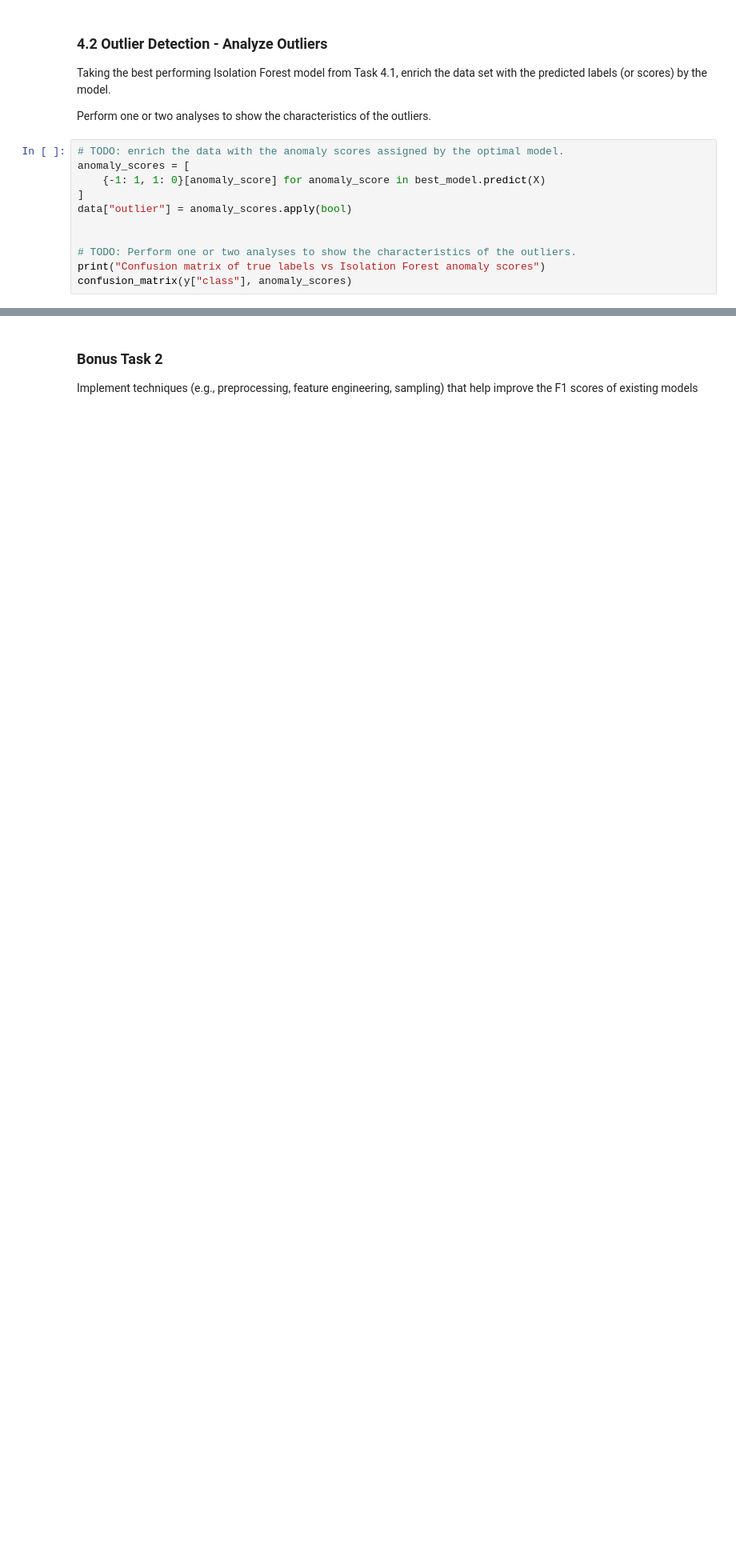
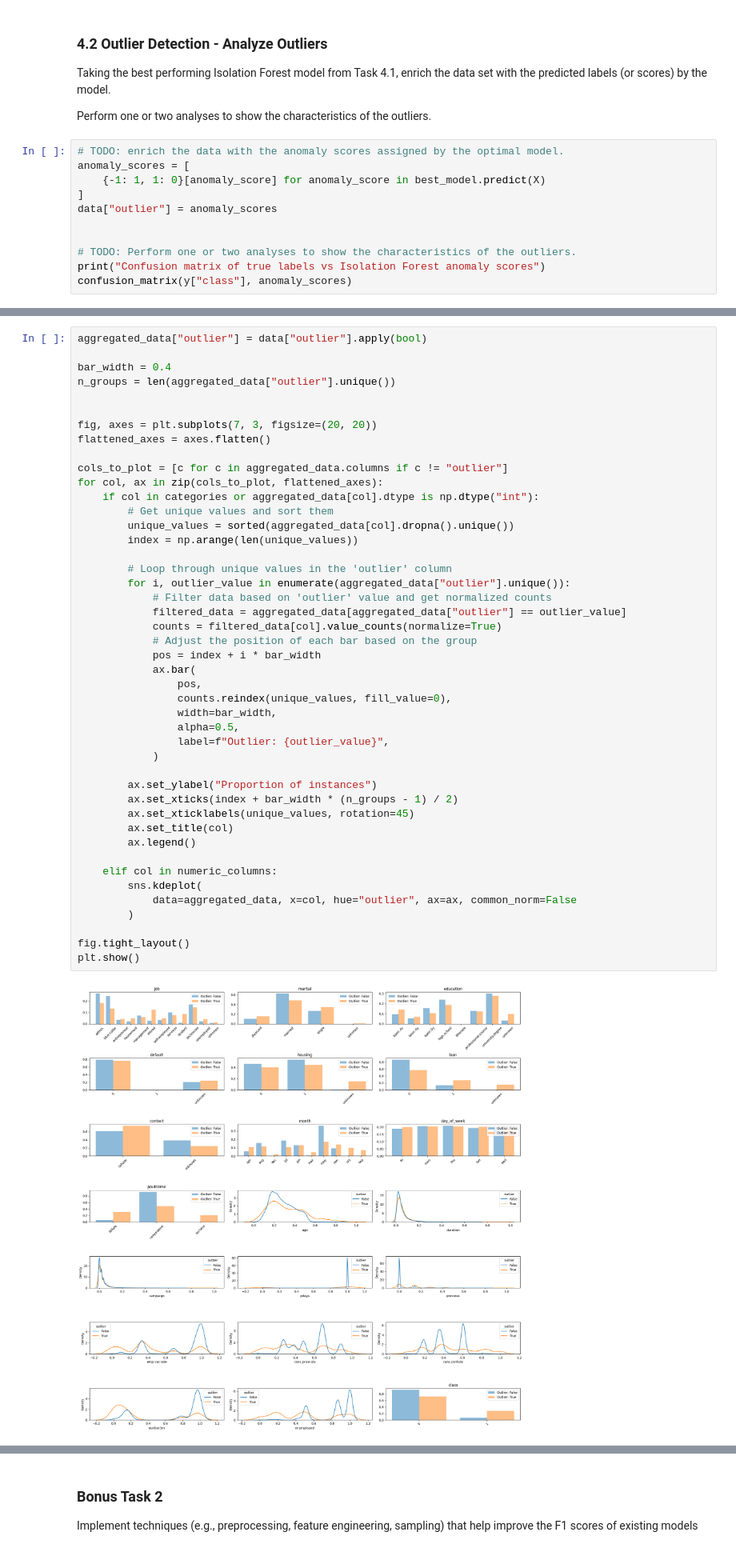
Before and after one commit to MarognaLorenzo/ApplicationOfMachineLearning, a Jupyter notebook: Assignment1/notebooks/Minna.ipynb, the cells around one changed output, grey strips where cells are left out. Shown at 80% size. Saved outputs shown, nothing was run; the diff lists cells and outputs as text; blank space fills up the shorter version.

Commit message:
Add analysis of outlier plots

```diff
--- a/Assignment1/notebooks/Minna.ipynb
+++ b/Assignment1/notebooks/Minna.ipynb
@@ -704,7 +703,7 @@ Perform one or two analyses to show the characteristics of the outliers.
 anomaly_scores = [
     {-1: 1, 1: 0}[anomaly_score] for anomaly_score in best_model.predict(X)
 ]
-data["outlier"] = anomaly_scores.apply(bool)
+data["outlier"] = anomaly_scores
 
 
 # TODO: Perform one or two analyses to show the characteristics of the outliers.
@@ -715,3 +716,50 @@ AttributeError: 'list' object has no attribute 'apply'
+# %%
+aggregated_data["outlier"] = data["outlier"].apply(bool)
+
+bar_width = 0.4
+n_groups = len(aggregated_data["outlier"].unique())
+
+
+fig, axes = plt.subplots(7, 3, figsize=(20, 20))
+flattened_axes = axes.flatten()
+
+cols_to_plot = [c for c in aggregated_data.columns if c != "outlier"]
+for col, ax in zip(cols_to_plot, flattened_axes):
+    if col in categories or aggregated_data[col].dtype is np.dtype("int"):
+        # Get unique values and sort them
+        unique_values = sorted(aggregated_data[col].dropna().unique())
+        index = np.arange(len(unique_values))
+
+        # Loop through unique values in the 'outlier' column
+        for i, outlier_value in enumerate(aggregated_data["outlier"].unique()):
+            # Filter data based on 'outlier' value and get normalized counts
+            filtered_data = aggregated_data[aggregated_data["outlier"] == outlier_value]
+            counts = filtered_data[col].value_counts(normalize=True)
+            # Adjust the position of each bar based on the group
+            pos = index + i * bar_width
+            ax.bar(
+                pos,
+                counts.reindex(unique_values, fill_value=0),
+                width=bar_width,
+                alpha=0.5,
+                label=f"Outlier: {outlier_value}",
+            )
+
+        ax.set_ylabel("Proportion of instances")
+        ax.set_xticks(index + bar_width * (n_groups - 1) / 2)
+        ax.set_xticklabels(unique_values, rotation=45)
+        ax.set_title(col)
+        ax.legend()
+
+    elif col in numeric_columns:
+        sns.kdeplot(
+            data=aggregated_data, x=col, hue="outlier", ax=ax, common_norm=False
+        )
+
+fig.tight_layout()
+plt.show()
+# %% [output]
+[figure, added]
 # %% [markdown]
 ## Task 5. Report your results and discuss your findings
 
```
Also changed, not shown: parts of 2 cells of this notebook.
